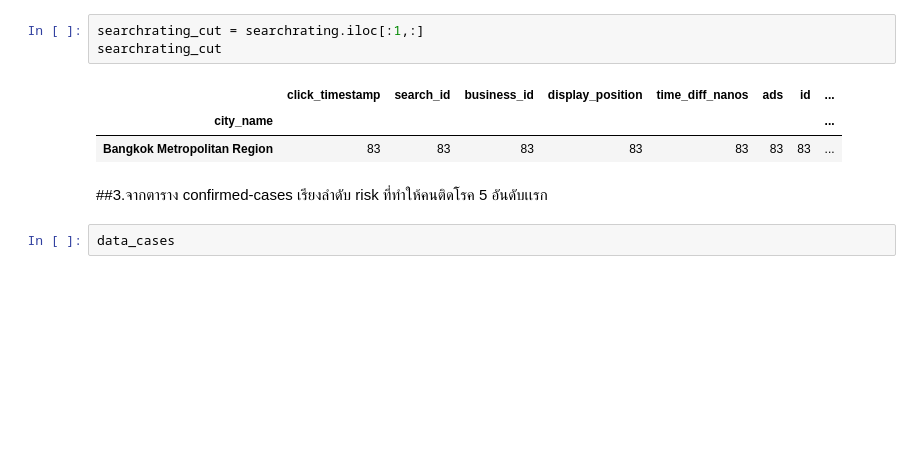
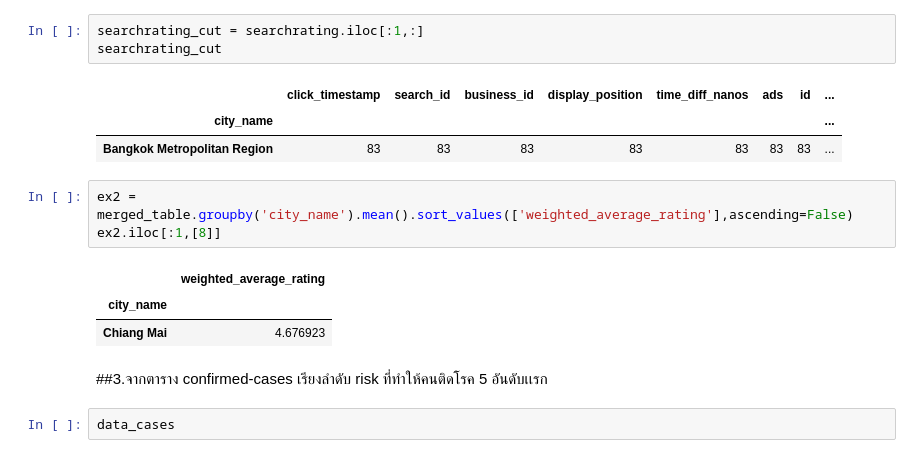
Before and after one commit to Jennapa-colab/DWDM21, a Jupyter notebook: Data_Preprocessing(chapter_3).ipynb, the cells around one changed output. Cells and saved outputs as stored; diff of their text form; blank space fills up the shorter version.

```diff
--- a/Data_Preprocessing(chapter_3).ipynb
+++ b/Data_Preprocessing(chapter_3).ipynb
@@ -1509,6 +1518,13 @@ searchrating_cut
 |  | click_timestamp | search_id | business_id | display_position | time_diff_nanos | ads | id | ... |
 | city_name |  |  |  |  |  |  |  | ... |
 | Bangkok Metropolitan Region | 83 | 83 | 83 | 83 | 83 | 83 | 83 | ... |
+# %%
+ex2 = merged_table.groupby('city_name').mean().sort_values(['weighted_average_rating'],ascending=False)
+ex2.iloc[:1,[8]]
+# %% [output]
+|  | weighted_average_rating |
+| city_name |  |
+| Chiang Mai | 4.676923 |
 # %% [markdown]
 ##3.จากตาราง confirmed-cases เรียงลำดับ risk ที่ทำให้คนติดโรค 5 อันดับเเรก
 # %%
```
Also changed, not shown: parts of 4 cells of this notebook.
